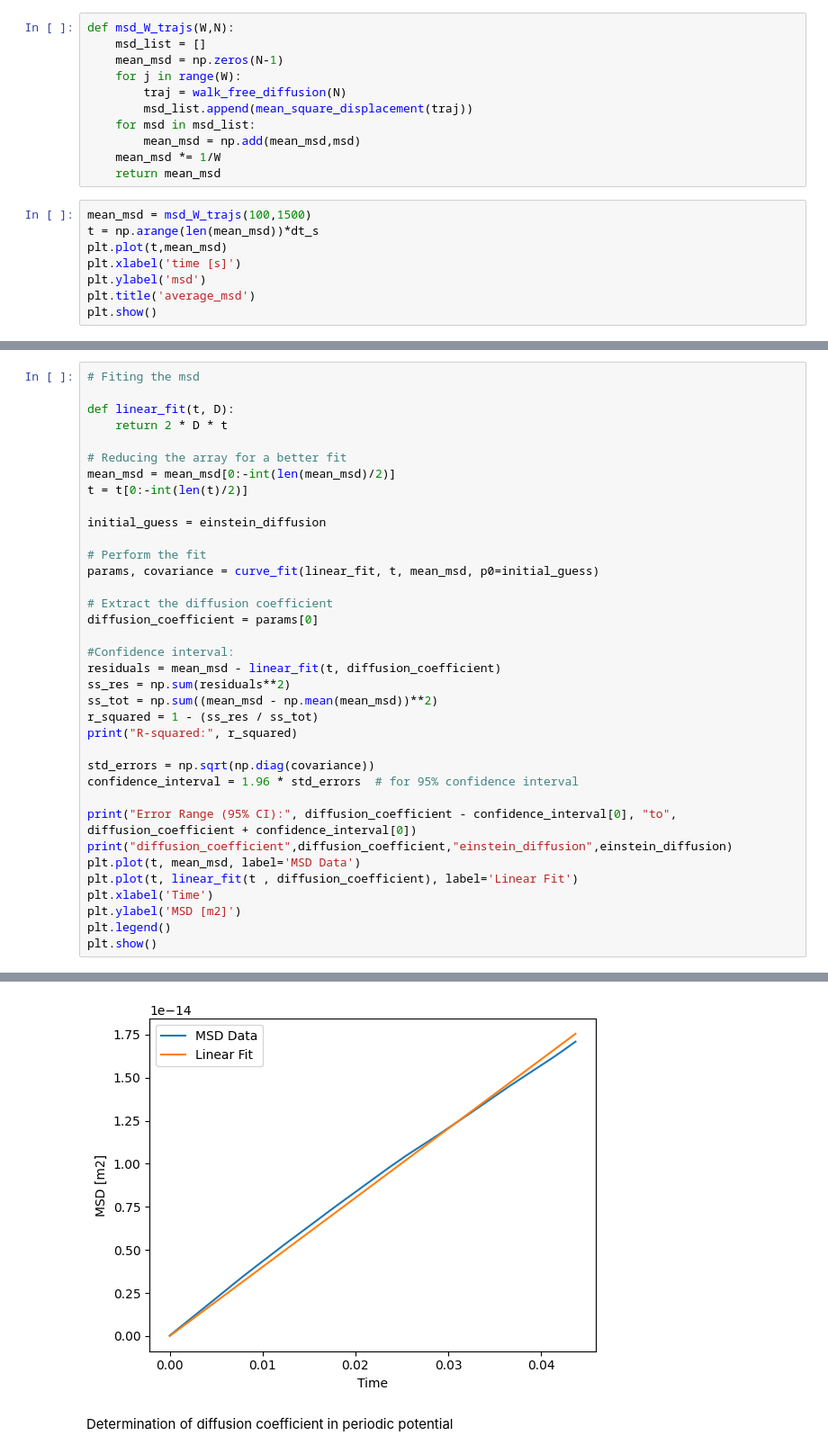
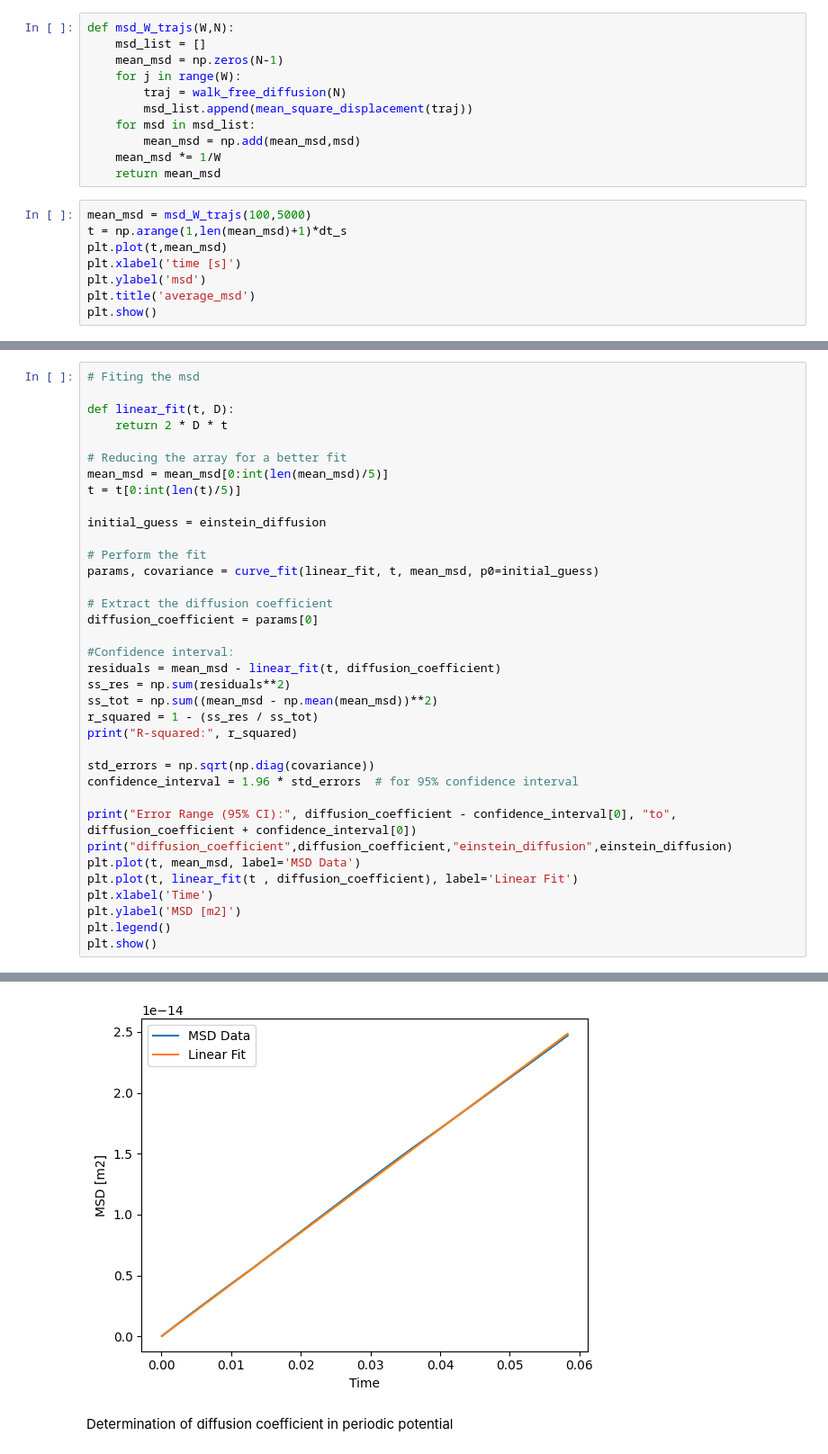
Before and after one commit to Antonin-Prom/IDIL_Internship_BFM_Langevin_modeling, a Jupyter notebook: langevin_simu/Diffusion_coefficients/msd_fit.ipynb, the cells around one changed output, grey strips where cells are left out. Shown at 90% size. Saved outputs shown, nothing was run; the diff lists cells and outputs as text.

```diff
--- a/langevin_simu/Diffusion_coefficients/msd_fit.ipynb
+++ b/langevin_simu/Diffusion_coefficients/msd_fit.ipynb
@@ -65,8 +71,8 @@ def msd_W_trajs(W,N):
     mean_msd *= 1/W
     return mean_msd
 # %%
-mean_msd = msd_W_trajs(100,1500)
-t = np.arange(len(mean_msd))*dt_s
+mean_msd = msd_W_trajs(100,5000)
+t = np.arange(1,len(mean_msd)+1)*dt_s
 plt.plot(t,mean_msd)
 plt.xlabel('time [s]')
 plt.ylabel('msd')
@@ -81,8 +87,8 @@ def linear_fit(t, D):
     return 2 * D * t
 
 # Reducing the array for a better fit
-mean_msd = mean_msd[0:-int(len(mean_msd)/2)]
-t = t[0:-int(len(t)/2)]
+mean_msd = mean_msd[0:int(len(mean_msd)/5)]
+t = t[0:int(len(t)/5)]
 
 initial_guess = einstein_diffusion
 
@@ -117,4 +123,4 @@ diffusion_coefficient 2.0072473858637255e-13 einstein_diffusion 2.19736508236098
-[figure, old version]
+[figure, new version]
 # %% [markdown]
 Determination of diffusion coefficient in periodic potential
 # %%
```
Also changed, not shown: parts of 12 cells of this notebook, 3 other files.
